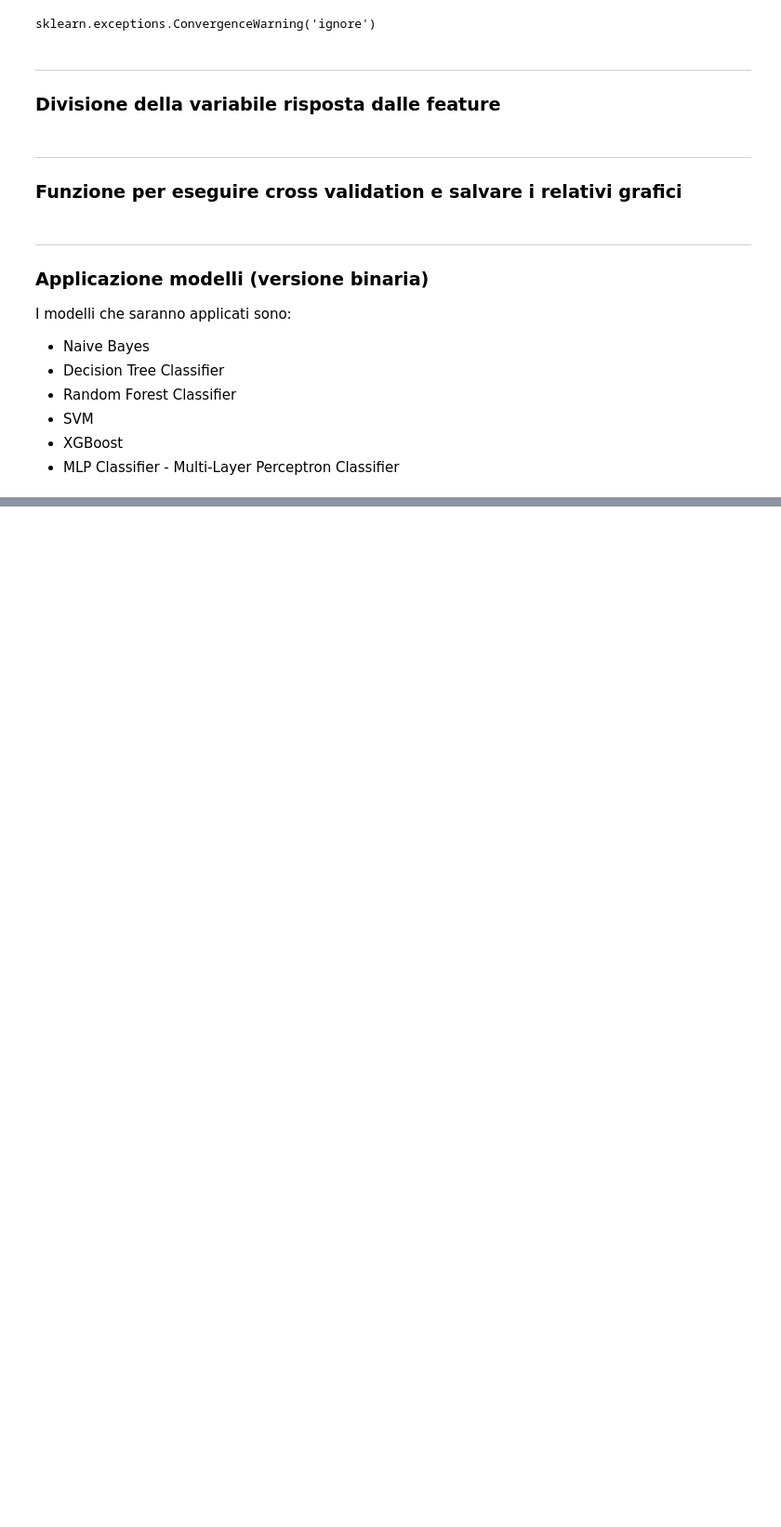
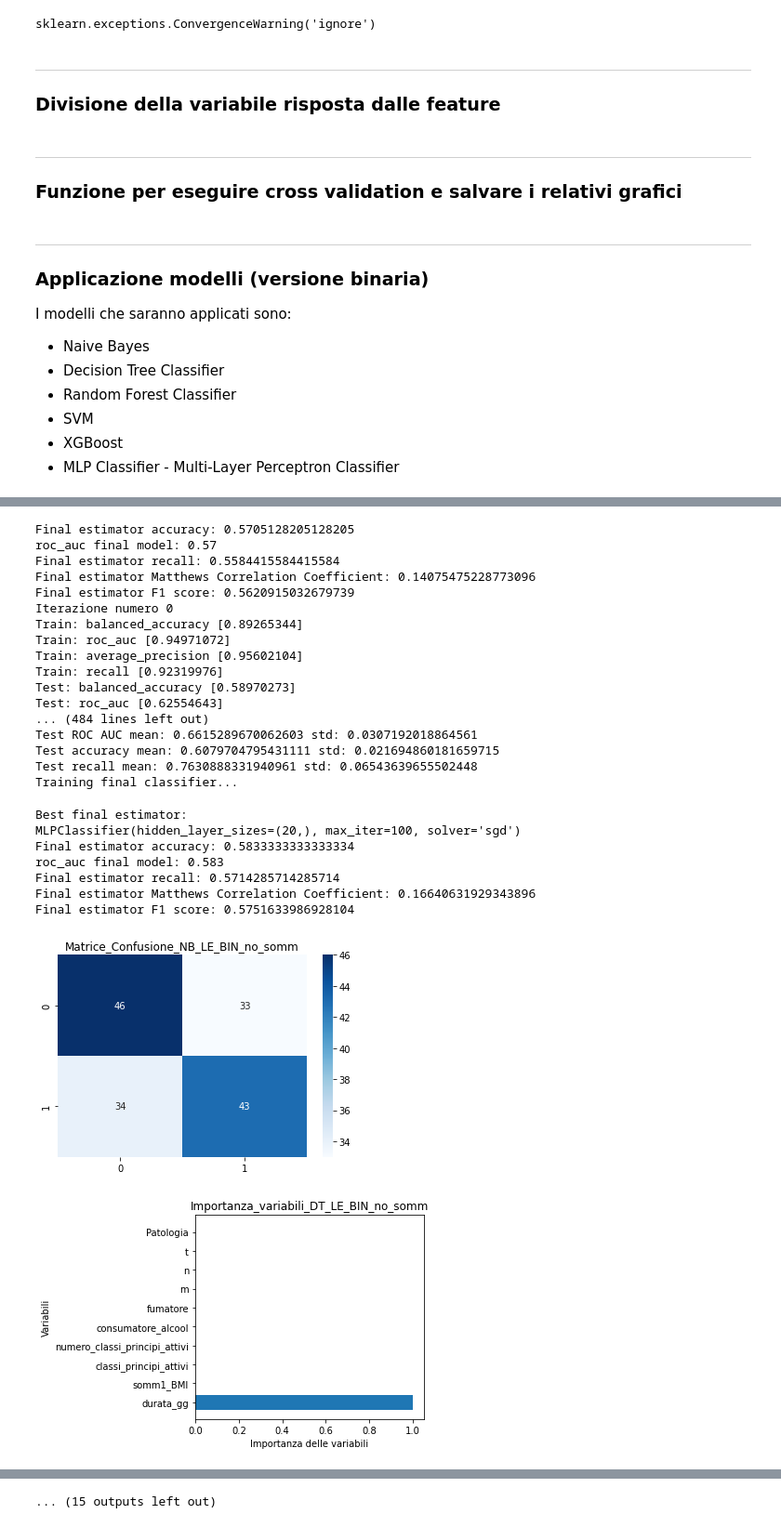
Before and after one commit to EliaCec/pazienti_oncologici, a Jupyter notebook: Applicazione_algortmi.ipynb, the cells around one changed output, grey strips where cells are left out. Shown at 93% size. Saved outputs shown, nothing was run; the diff lists cells and outputs as text; code cells hidden in the pictures; blank space fills up the shorter version.

```diff
--- a/Applicazione_algortmi.ipynb
+++ b/Applicazione_algortmi.ipynb
@@ -39,13 +76,21 @@ def importa_dati(path, sep=','):
     data.drop('Unnamed: 0', axis=1, inplace=True)
     return data
 # %%
+# IMPORTAZIONE DATASETS COMPLETI
 # versione multiclasse
 df_ohe_multi = importa_dati('/Users/eliaceccolini/Documents/Uni/Tesi/Dataset_finale/Datasets/Dataset_preprocessato_OHE_MULTI.csv')
 df_le_multi = importa_dati('/Users/eliaceccolini/Documents/Uni/Tesi/Dataset_finale/Datasets/Dataset_preprocessato_LE_MULTI.csv')
-
 # version binaria
 df_ohe_bin = importa_dati('/Users/eliaceccolini/Documents/Uni/Tesi/Dataset_finale/Datasets/Dataset_preprocessato_OHE_BIN.csv')
 df_le_bin = importa_dati('/Users/eliaceccolini/Documents/Uni/Tesi/Dataset_finale/Datasets/Dataset_preprocessato_LE_BIN.csv')
+
+# IMPORTAZIONE DATASETS SENZA COLONNE RELATIVE ALLE SOMMINISTRAZIONI
+# versione multiclasse
+df_ohe_multi_no_somm = importa_dati('/Users/eliaceccolini/Documents/Uni/Tesi/Dataset_finale/Datasets/Dataset_preprocessato_OHE_MULTI_no_somm.csv')
+df_le_multi_no_somm = importa_dati('/Users/eliaceccolini/Documents/Uni/Tesi/Dataset_finale/Datasets/Dataset_preprocessato_LE_MULTI_no_somm.csv')
+# version binaria
+df_ohe_bin_no_somm = importa_dati('/Users/eliaceccolini/Documents/Uni/Tesi/Dataset_finale/Datasets/Dataset_preprocessato_OHE_BIN_no_somm.csv')
+df_le_bin_no_somm = importa_dati('/Users/eliaceccolini/Documents/Uni/Tesi/Dataset_finale/Datasets/Dataset_preprocessato_LE_BIN_no_somm.csv')
 # %% [markdown]
 ***
 ### Divisione della variabile risposta dalle feature
@@ -58,13 +103,21 @@ def estrapola_variabile_risposta(data, var):
     X = data.drop(var, axis=1)
     return X, y
 # %%
+# DATASETS COMPLETI
 # versione multi-classe
 X_le_multi, y_le_multi = estrapola_variabile_risposta(df_le_multi, 'best_response')
 X_ohe_multi, y_ohe_multi = estrapola_variabile_risposta(df_ohe_multi, 'best_response')
-
 # versione binaria
 X_le_bin, y_le_bin = estrapola_variabile_risposta(df_le_bin, 'best_response')
 X_ohe_bin, y_ohe_bin = estrapola_variabile_risposta(df_ohe_bin, 'best_response')
+
+# DATASETS SENZA COLONNE RELATIVE ALLE SOMMINISTRAZIONI
+# versione multi-classe
+X_le_multi_no_somm, y_le_multi_no_somm = estrapola_variabile_risposta(df_le_multi_no_somm, 'best_response')
+X_ohe_multi_no_somm, y_ohe_multi_no_somm = estrapola_variabile_risposta(df_ohe_multi_no_somm, 'best_response')
+# versione binaria
+X_le_bin_no_somm, y_le_bin_no_somm = estrapola_variabile_risposta(df_le_bin_no_somm, 'best_response')
+X_ohe_bin_no_somm, y_ohe_bin_no_somm = estrapola_variabile_risposta(df_ohe_bin_no_somm, 'best_response')
 # %% [markdown]
 ***
 ### Funzione per eseguire cross validation e salvare i relativi grafici
@@ -374,0 +461,9 @@ scores_ohe_bin = applica_modelli(X_ohe_bin, y_ohe_bin, 'OHE_BIN', 50)
+# %%
+# APPLICAZIONE SU DATASET SENZA COLONNE RELATIVE ALLE SOMMINISTRAZIONI
+# esperimento: dataset pre-processato con LE nella versione binaria
+scores_le_bin_no_somm = applica_modelli(X_le_bin_no_somm, y_le_bin_no_somm, 'LE_BIN_no_somm', 50)
+# esperimento: dataset pre-processato con OHE nella versione binaria
+scores_ohe_bin_no_somm = applica_modelli(X_ohe_bin_no_somm, y_ohe_bin_no_somm, 'OHE_BIN_no_somm', 50)
+# invio mail per allertare che l'esecuzione è terminata con successo
+invia_mail('Esecuzione terminata con successo!')
+# %% [output]
@@ -374,0 +521,26 @@ scores_ohe_bin = applica_modelli(X_ohe_bin, y_ohe_bin, 'OHE_BIN', 50)
+Final estimator accuracy: 0.5705128205128205
+roc_auc final model: 0.57
+Final estimator recall: 0.5584415584415584
+Final estimator Matthews Correlation Coefficient: 0.14075475228773096
+Final estimator F1 score: 0.5620915032679739
+Iterazione numero 0
+Train: balanced_accuracy [0.89265344]
+Train: roc_auc [0.94971072]
+Train: average_precision [0.95602104]
+Train: recall [0.92319976]
+Test: balanced_accuracy [0.58970273]
+Test: roc_auc [0.62554643]
+... (484 lines left out)
+Test ROC AUC mean: 0.6615289670062603 std: 0.0307192018864561
+Test accuracy mean: 0.6079704795431111 std: 0.021694860181659715
+Test recall mean: 0.7630888331940961 std: 0.06543639655502448
+Training final classifier...
+Best final estimator:
+MLPClassifier(hidden_layer_sizes=(20,), max_iter=100, solver='sgd')
+Final estimator accuracy: 0.5833333333333334
+roc_auc final model: 0.583
+Final estimator recall: 0.5714285714285714
+Final estimator Matthews Correlation Coefficient: 0.16640631929343896
+Final estimator F1 score: 0.5751633986928104
+[figure, added]
+[figure, added]
@@ -374,0 +552 @@ scores_ohe_bin = applica_modelli(X_ohe_bin, y_ohe_bin, 'OHE_BIN', 50)
+... (15 outputs left out)
```
Also changed, not shown: parts of 6 cells of this notebook, 3 other files.
